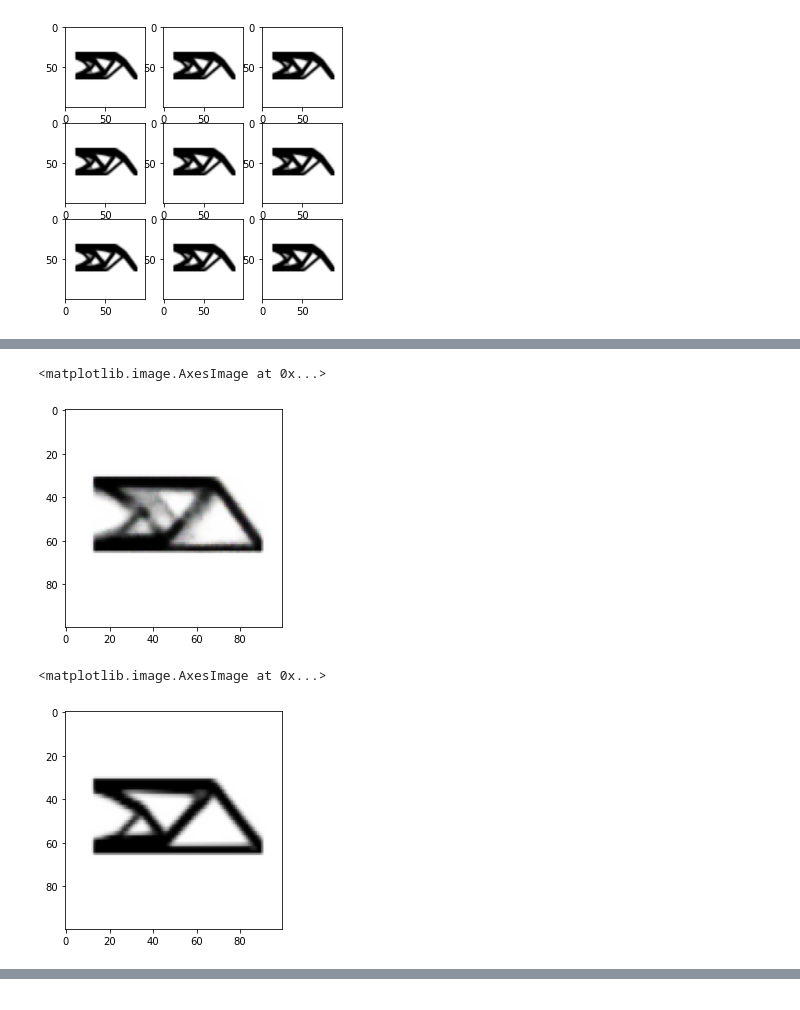
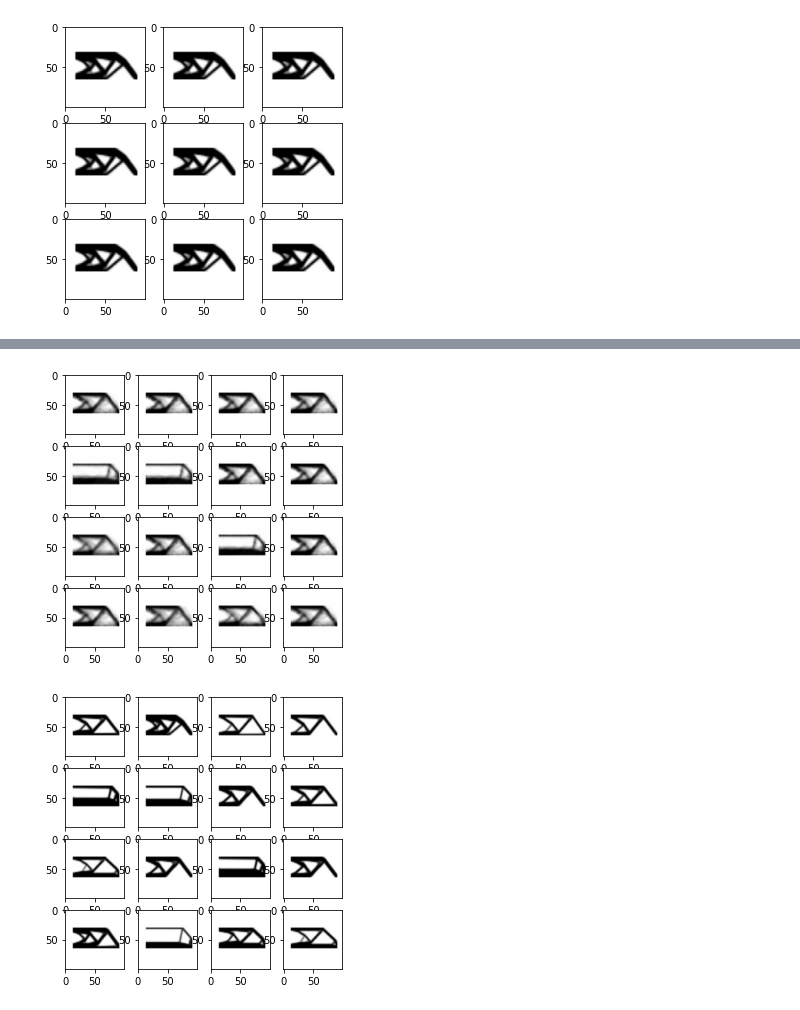
Before and after one commit to kumar-aman891/Mtech-MTP-IITG, a Jupyter notebook: ANN_Encoder_Decoder.ipynb, the cells around one changed output, grey strips where cells are left out. Drawn from its saved outputs; the diff is of its cells as text; code cells hidden in the pictures.

```diff
--- a/ANN_Encoder_Decoder.ipynb
+++ b/ANN_Encoder_Decoder.ipynb
@@ -68,15 +68,19 @@ inputs = keras.Input(shape=(100,100,3),)
 
 x = layers.Conv2D(32, 3, activation='relu',strides = 2, padding='same')(inputs)
 x = layers.Conv2D(64, 3, activation='relu',strides = 2, padding ='same')(x)
+x = layers.Conv2D(90, 3, activation='relu',strides = 1, padding ='same')(x)
+
 
 conv_shape = keras.backend.int_shape(x)
 
 x = layers.Flatten()(x)
 x = layers.Dense(100, activation ='relu')(x)
 
+
 x = layers.Dense(conv_shape[1]*conv_shape[2]*conv_shape[3], activation='relu')(x)
 x = layers.Reshape((conv_shape[1],conv_shape[2],conv_shape[3]))(x)
 
+x = layers.Conv2DTranspose(90, 3, activation='relu',strides = 1, padding ='same')(x)
 x = layers.Conv2DTranspose(64, 3, activation = 'relu' , strides = 2, padding = 'same')(x)
 x = layers.Conv2DTranspose(32, 3, activation = 'relu' , strides = 2, padding = 'same')(x)
 
@@ -130,10 +132,19 @@ z = EncDeco.predict(X_test)
-# %%
-plt.imshow(z[8])
-# %% [output]
-<matplotlib.image.AxesImage at 0x...>
-[figure, removed]
-# %%
-plt.imshow(y_test[8])
-# %% [output]
-<matplotlib.image.AxesImage at 0x...>
-[figure, removed]
+# %%
+fig2 = plt.figure(figsize=(5, 5))
+columns = 4
+rows = 4
+for i in range(1, columns*rows +1):
+    img =EncDeco.predict(X_test)
+    fig2.add_subplot(rows, columns, i)
+    plt.imshow(img[i])
+plt.show()
+
+fig1 = plt.figure(figsize=(5, 5))
+columns = 4
+rows = 4
+for i in range(1, columns*rows +1):
+    img = y_test[i]
+    fig1.add_subplot(rows, columns, i)
+    plt.imshow(img)
+plt.show()
+# %% [output]
@@ -139,0 +167,2 @@ plt.imshow(y_test[8])
+[figure, added]
+[figure, added]
```
Also changed, not shown: parts of 4 cells of this notebook.
